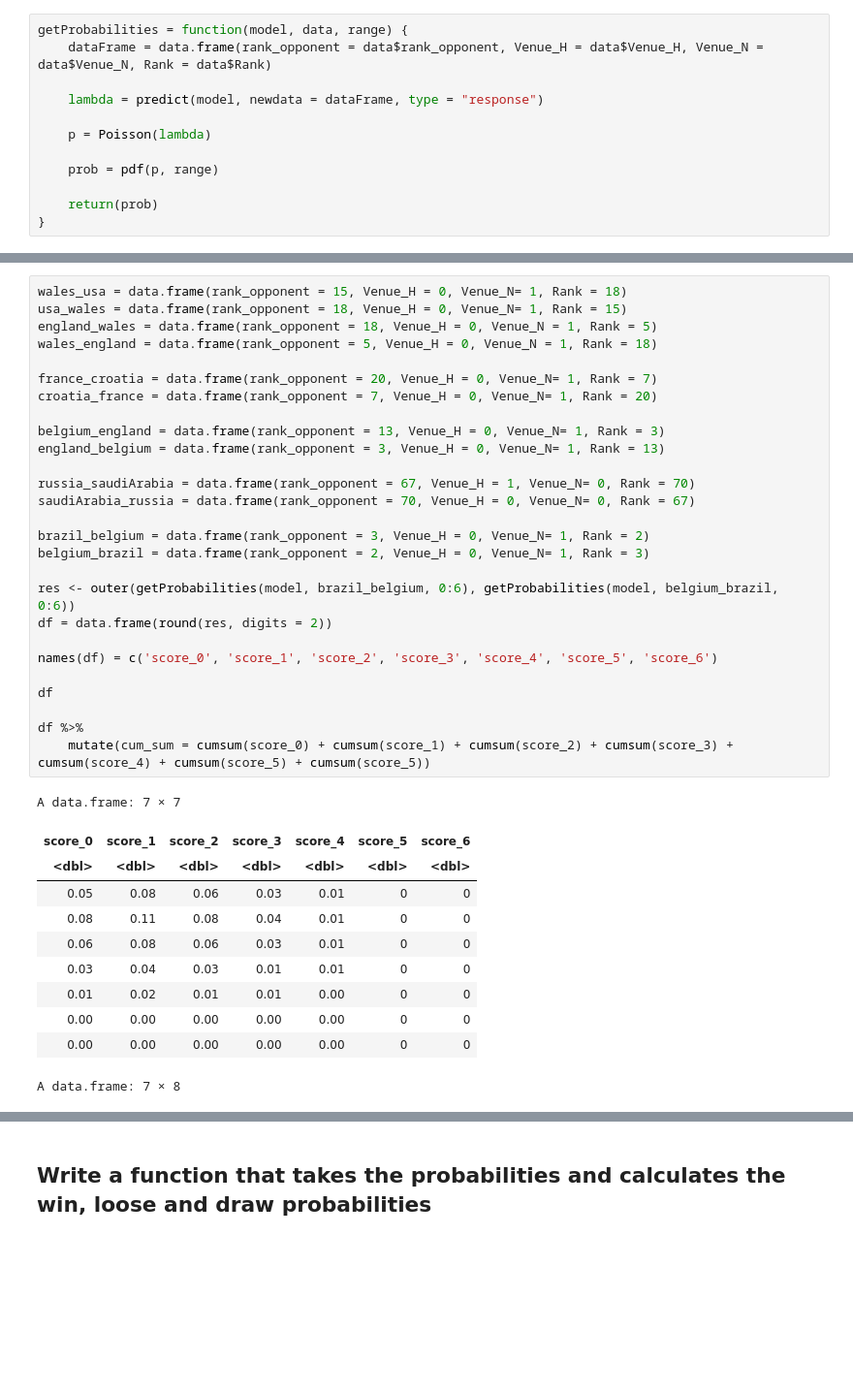
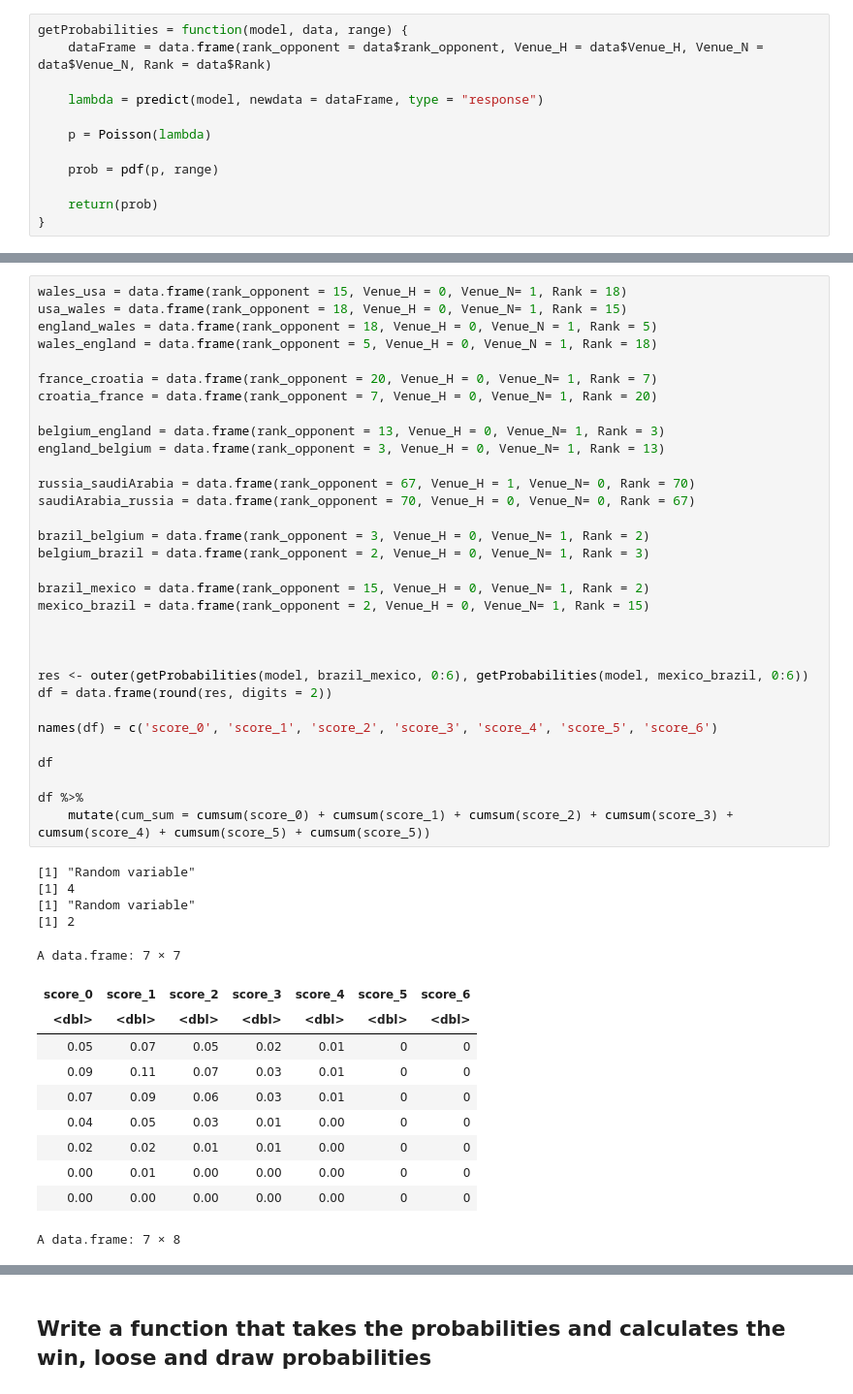
Before and after one commit to denisnaumov0506/FootballAnalyticsProject, a Jupyter notebook: football-world-cup-forecast-denis.ipynb, the cells around one changed output, grey strips where cells are left out. Shown: that part at 97% size. Cells and saved outputs as stored; diff of their text form; blank space fills up the shorter version.

```diff
--- a/football-world-cup-forecast-denis.ipynb
+++ b/football-world-cup-forecast-denis.ipynb
@@ -1205,41 +1236,50 @@ getProbabilities = function(model, data, range) {
 # %%
 wales_usa = data.frame(rank_opponent = 15, Venue_H = 0, Venue_N= 1, Rank = 18)
 usa_wales = data.frame(rank_opponent = 18, Venue_H = 0, Venue_N= 1, Rank = 15)
 england_wales = data.frame(rank_opponent = 18, Venue_H = 0, Venue_N = 1, Rank = 5)
 wales_england = data.frame(rank_opponent = 5, Venue_H = 0, Venue_N = 1, Rank = 18)
 
 france_croatia = data.frame(rank_opponent = 20, Venue_H = 0, Venue_N= 1, Rank = 7)
 croatia_france = data.frame(rank_opponent = 7, Venue_H = 0, Venue_N= 1, Rank = 20)
 
 belgium_england = data.frame(rank_opponent = 13, Venue_H = 0, Venue_N= 1, Rank = 3)
 england_belgium = data.frame(rank_opponent = 3, Venue_H = 0, Venue_N= 1, Rank = 13)
 
 russia_saudiArabia = data.frame(rank_opponent = 67, Venue_H = 1, Venue_N= 0, Rank = 70)
 saudiArabia_russia = data.frame(rank_opponent = 70, Venue_H = 0, Venue_N= 0, Rank = 67)
 
 brazil_belgium = data.frame(rank_opponent = 3, Venue_H = 0, Venue_N= 1, Rank = 2)
 belgium_brazil = data.frame(rank_opponent = 2, Venue_H = 0, Venue_N= 1, Rank = 3)
 
-res <- outer(getProbabilities(model, brazil_belgium, 0:6), getProbabilities(model, belgium_brazil, 0:6))
+brazil_mexico = data.frame(rank_opponent = 15, Venue_H = 0, Venue_N= 1, Rank = 2)
+mexico_brazil = data.frame(rank_opponent = 2, Venue_H = 0, Venue_N= 1, Rank = 15)
+
+
+
+res <- outer(getProbabilities(model, brazil_mexico, 0:6), getProbabilities(model, mexico_brazil, 0:6))
 df = data.frame(round(res, digits = 2))
 
 names(df) = c('score_0', 'score_1', 'score_2', 'score_3', 'score_4', 'score_5', 'score_6')
 
 df
 
 df %>%
     mutate(cum_sum = cumsum(score_0) + cumsum(score_1) + cumsum(score_2) + cumsum(score_3) + cumsum(score_4) + cumsum(score_5) + cumsum(score_5))
 # %% [output]
-A data.frame: 7 × 7
+[1] "Random variable"
+[1] 4
+[1] "Random variable"
+[1] 2
+A data.frame: 7 × 7
 | score_0 | score_1 | score_2 | score_3 | score_4 | score_5 | score_6 |
 | <dbl> | <dbl> | <dbl> | <dbl> | <dbl> | <dbl> | <dbl> |
-| 0.05 | 0.08 | 0.06 | 0.03 | 0.01 | 0 | 0 |
-| 0.08 | 0.11 | 0.08 | 0.04 | 0.01 | 0 | 0 |
-| 0.06 | 0.08 | 0.06 | 0.03 | 0.01 | 0 | 0 |
-| 0.03 | 0.04 | 0.03 | 0.01 | 0.01 | 0 | 0 |
-| 0.01 | 0.02 | 0.01 | 0.01 | 0.00 | 0 | 0 |
+| 0.05 | 0.07 | 0.05 | 0.02 | 0.01 | 0 | 0 |
+| 0.09 | 0.11 | 0.07 | 0.03 | 0.01 | 0 | 0 |
+| 0.07 | 0.09 | 0.06 | 0.03 | 0.01 | 0 | 0 |
+| 0.04 | 0.05 | 0.03 | 0.01 | 0.00 | 0 | 0 |
+| 0.02 | 0.02 | 0.01 | 0.01 | 0.00 | 0 | 0 |
+| 0.00 | 0.01 | 0.00 | 0.00 | 0.00 | 0 | 0 |
 | 0.00 | 0.00 | 0.00 | 0.00 | 0.00 | 0 | 0 |
-| 0.00 | 0.00 | 0.00 | 0.00 | 0.00 | 0 | 0 |
-A data.frame: 7 × 8
+A data.frame: 7 × 8
 | score_0 | score_1 | score_2 | score_3 | score_4 | score_5 | score_6 | cum_sum |
 | <dbl> | <dbl> | <dbl> | <dbl> | <dbl> | <dbl> | <dbl> | <dbl> |
```
Also changed, not shown: parts of 7 cells of this notebook.
